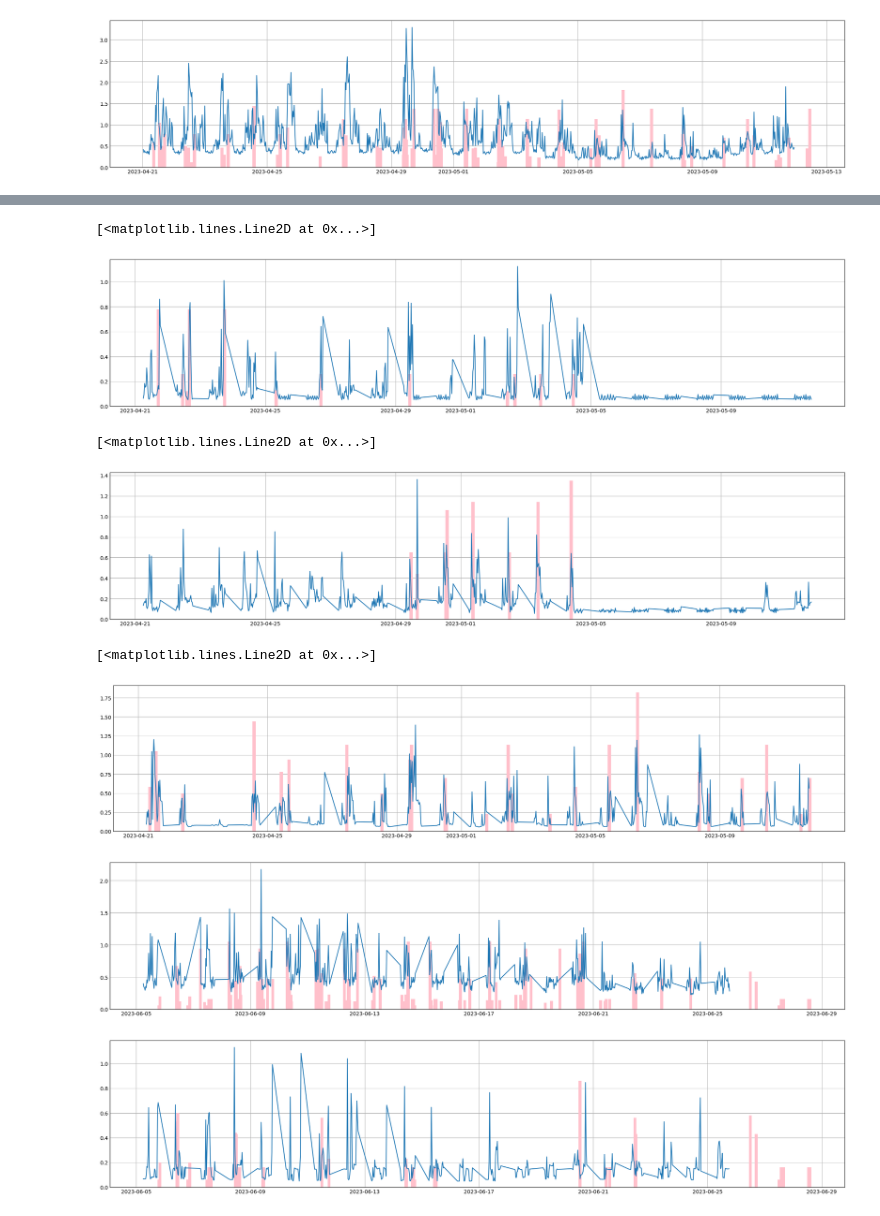
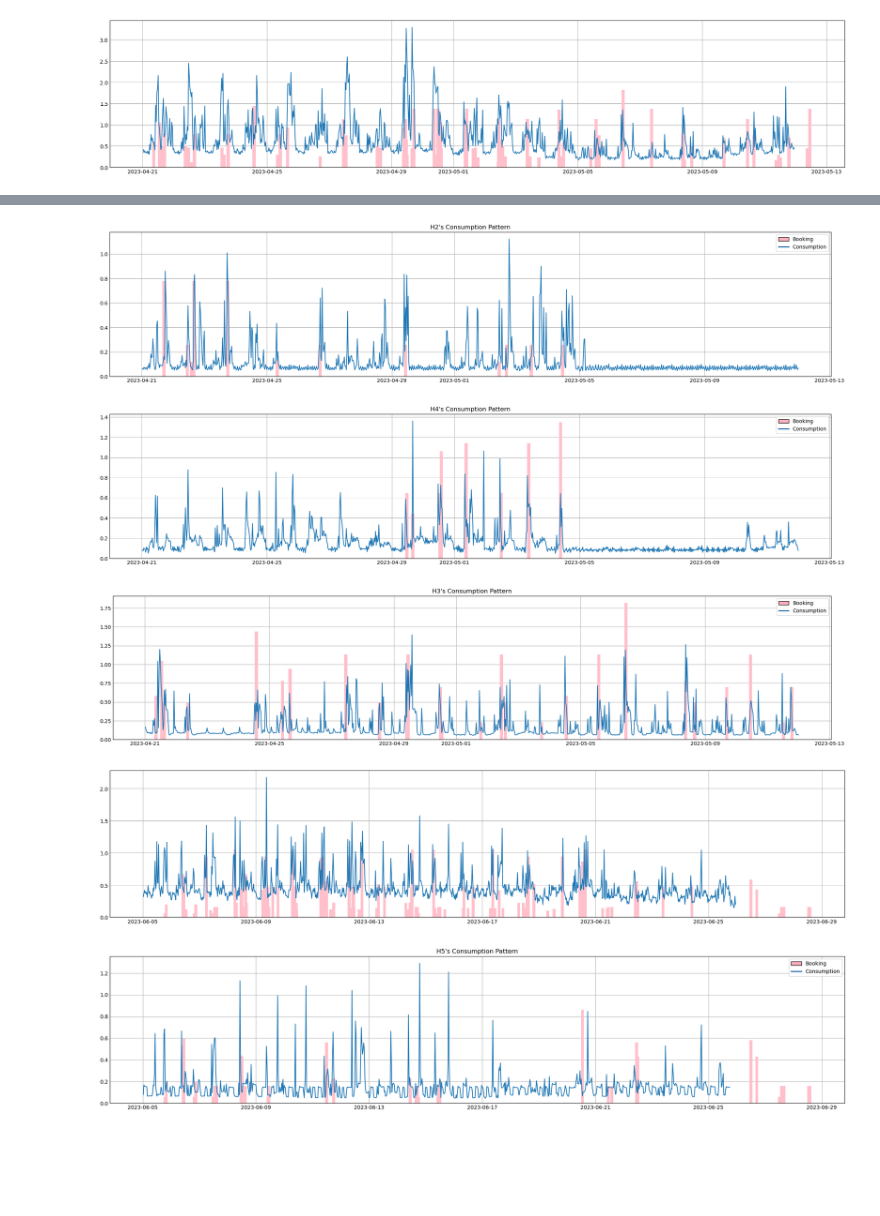
Before and after one commit to SoniaNkt/SolarCoordinationAnalysis, a Jupyter notebook: Consumption Analysis.ipynb, the cells around one changed output, grey strips where cells are left out. Saved outputs shown, nothing was run; the diff lists cells and outputs as text; code cells hidden in the pictures; blank space fills up the shorter version.

```diff
--- a/Consumption Analysis.ipynb
+++ b/Consumption Analysis.ipynb
@@ -7,7 +9,7 @@ import pytz
 plt.style.use('_mpl-gallery')
 # %%
-daylightStart = datetime.datetime(2023,4,21,5,0,0,0,tzinfo=pytz.timezone('UTC'))
-daylightEnd = datetime.datetime(2023,4,21,19,0,0,0,tzinfo=pytz.timezone('UTC'))
+# daylightStart = datetime.datetime(2023,4,21,5,0,0,0,tzinfo=pytz.timezone('UTC'))
+# daylightEnd = datetime.datetime(2023,4,21,19,0,0,0,tzinfo=pytz.timezone('UTC'))
 # %%
 # Group 1
 
@@ -142,22 +110,36 @@ See the caveats in the documentation: https://pandas.pydata.org/pandas-docs/stab
 # %%
 bookings103Julie = g1Bookings.loc[g1Bookings['user']==12]
-
-# display(bookings103Julie)
 
 fig1, ax = plt.subplots( figsize=(20, 4))
 ax.bar(bookings103Julie['start'],bookings103Julie['consumption'],color='pink',width=0.1)
 ax.plot(consumption103Julie_coordination['time'],consumption103Julie_coordination['value'])
+
+ax.set_title("H2's Consumption Pattern")
+handles = [Rectangle((0, 0), 1, 1, color="#fdb0bf", ec="k"),
+           Line2D([0, 1], [0.5, 0.5], color="#1b62a5", lw=2)]
+labels = ["Booking", "Consumption"]
+plt.legend(handles, labels)
+
+plt.savefig('H2_consumption.png', dpi=300, bbox_inches='tight')
+plt.show()
 # %% [output]
-[<matplotlib.lines.Line2D at 0x...>]
-[figure, old version]
+[figure, new version]
 # %%
 bookings106Sian = g1Bookings.loc[g1Bookings['user']==13]
 fig1, ax = plt.subplots( figsize=(20, 4))
 ax.bar(bookings106Sian['start'],bookings106Sian['consumption'],color='pink',width=0.1)
 plt.plot(consumption106Sian_coordination['time'],consumption106Sian_coordination['value'])
+
+ax.set_title("H4's Consumption Pattern")
+handles = [Rectangle((0, 0), 1, 1, color="#fdb0bf", ec="k"),
+           Line2D([0, 1], [0.5, 0.5], color="#1b62a5", lw=2)]
+labels = ["Booking", "Consumption"]
+plt.legend(handles, labels)
+
+plt.savefig('H4_consumption.png', dpi=300, bbox_inches='tight')
+plt.show()
 # %% [output]
-[<matplotlib.lines.Line2D at 0x...>]
-[figure, old version]
+[figure, new version]
 # %%
 bookings105Pete = g1Bookings.loc[g1Bookings['user']==10]
 fig1, ax = plt.subplots( figsize=(20, 4))
@@ -165,9 +147,17 @@ fig1, ax = plt.subplots( figsize=(20, 4))
 plt.figure(1, figsize=(20, 4)) # Figure size in inches (size_x, size_y)
 ax.bar(bookings105Pete['start'],bookings105Pete['consumption'],color='pink',width=0.1)
 plt.plot(consumption105Pete_coordination['time'],consumption105Pete_coordination['value'])
+
+ax.set_title("H3's Consumption Pattern")
+handles = [Rectangle((0, 0), 1, 1, color="#fdb0bf", ec="k"),
+           Line2D([0, 1], [0.5, 0.5], color="#1b62a5", lw=2)]
+labels = ["Booking", "Consumption"]
+plt.legend(handles, labels)
+
+plt.savefig('H3_consumption.png', dpi=300, bbox_inches='tight')
+plt.show()
 # %% [output]
-[<matplotlib.lines.Line2D at 0x...>]
-[figure, old version]
+[figure, new version]
 # %%
 # Group 2
 
@@ -247,16 +237,24 @@ ax.bar(g2Bookings['start'],g2Bookings['consumption'],color='pink',width=0.1)
 ax.plot(group_two_consumption_coordination['time'],group_two_consumption_coordination['value'])
 plt.show()
 # %% [output]
-[figure, old version]
+[figure, new version]
 # %%
 g2Bookings = g2Bookings.sort_values(by='start')
 bookings103Jo = g2Bookings.loc[g2Bookings['user']==17]
 fig1, ax = plt.subplots( figsize=(20, 4))
 ax.bar(bookings103Jo['start'],bookings103Jo['consumption'],color='pink',width=0.1)
 ax.plot(consumption103Jo_coordination['time'],consumption103Jo_coordination['value'])
+
+ax.set_title("H5's Consumption Pattern")
+handles = [Rectangle((0, 0), 1, 1, color="#fdb0bf", ec="k"),
+           Line2D([0, 1], [0.5, 0.5], color="#1b62a5", lw=2)]
+labels = ["Booking", "Consumption"]
+plt.legend(handles, labels)
+
+plt.savefig('H5_consumption.png', dpi=300, bbox_inches='tight')
 plt.show()
 # %% [output]
-[figure, old version]
+[figure, new version]
 # %%
 g2Bookings = g2Bookings.sort_values(by='start')
 bookings105James = g2Bookings.loc[g2Bookings['user']==16]
```
Also changed, not shown: parts of 14 cells of this notebook.
